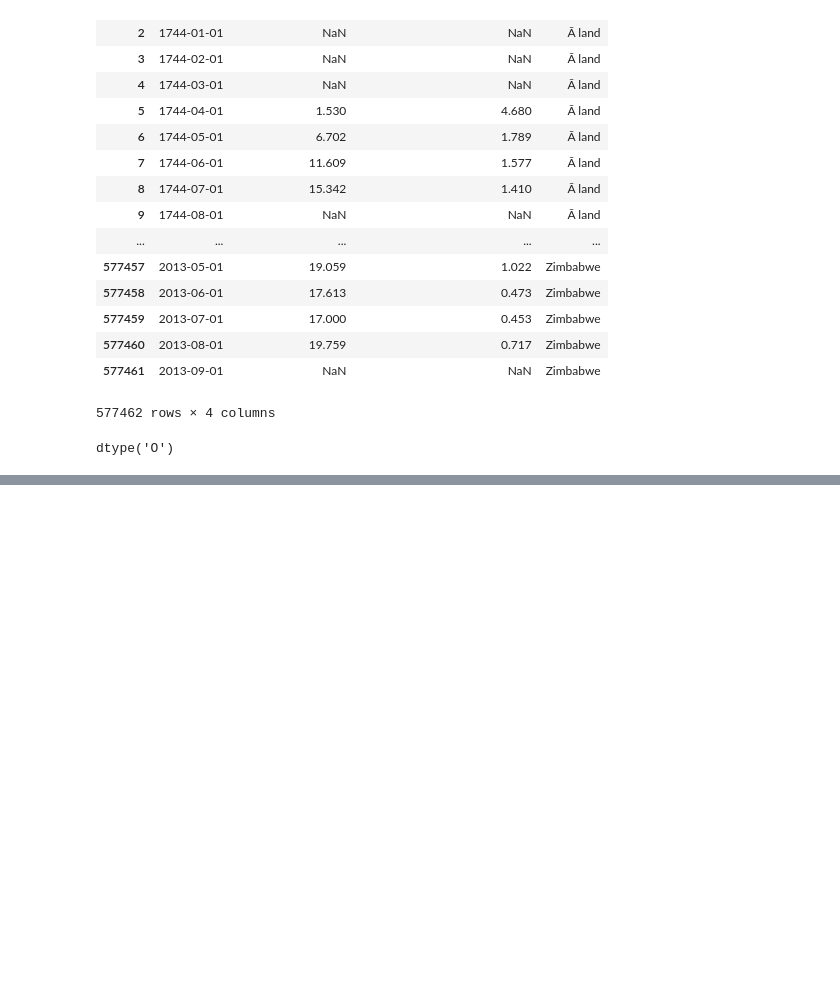
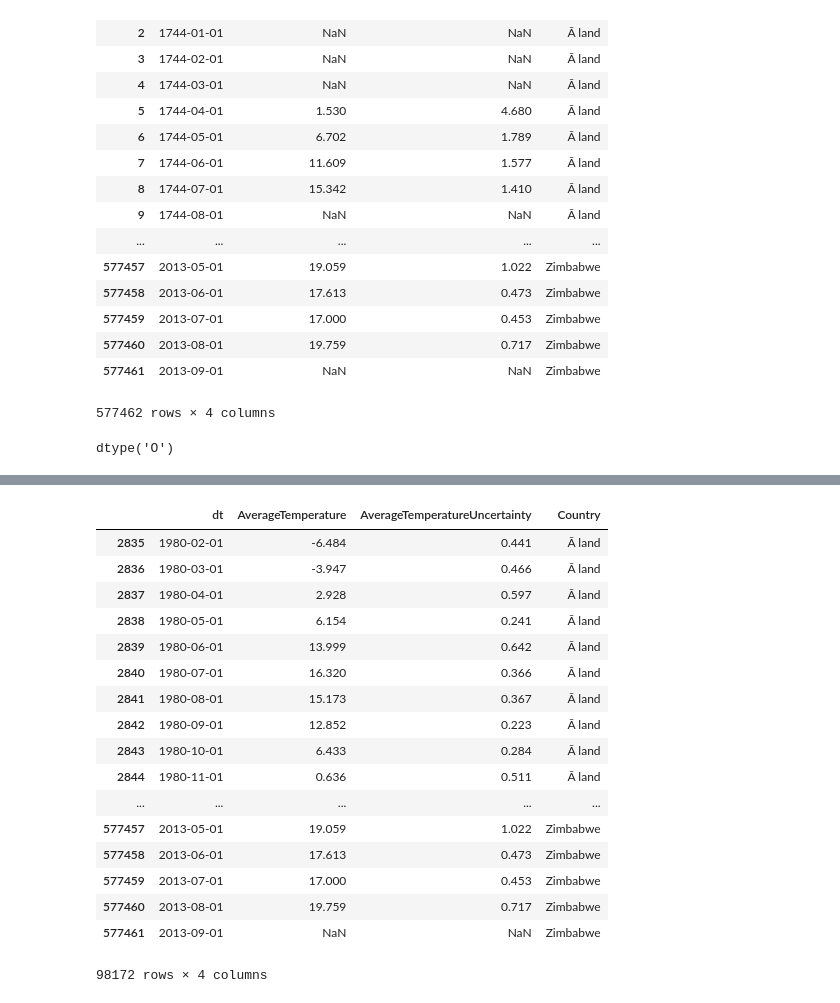
Before and after one commit to rohitshukla92/BigDataProject, a Jupyter notebook: Global_Surface_Temperature.ipynb, the cells around one changed output, grey strips where cells are left out. Cells and saved outputs as stored; diff of their text form; code cells hidden in the pictures; blank space fills up the shorter version.

```diff
--- a/Global_Surface_Temperature.ipynb
+++ b/Global_Surface_Temperature.ipynb
@@ -27,3 +27,6 @@ df
 df['dt'].dtype
 # %% [output]
 dtype('O')
+# %%
+df['dt'] = pd.to_datetime(df['dt'])
+df['dt']
@@ -29,0 +51,21 @@ dtype('O')
+# %%
+df[(df['dt'] > '1980-01-01')]
+# %% [output]
+|  | dt | AverageTemperature | AverageTemperatureUncertainty | Country |
+| 2835 | 1980-02-01 | -6.484 | 0.441 | Ã land |
+| 2836 | 1980-03-01 | -3.947 | 0.466 | Ã land |
+| 2837 | 1980-04-01 | 2.928 | 0.597 | Ã land |
+| 2838 | 1980-05-01 | 6.154 | 0.241 | Ã land |
+| 2839 | 1980-06-01 | 13.999 | 0.642 | Ã land |
+| 2840 | 1980-07-01 | 16.320 | 0.366 | Ã land |
+| 2841 | 1980-08-01 | 15.173 | 0.367 | Ã land |
+| 2842 | 1980-09-01 | 12.852 | 0.223 | Ã land |
+| 2843 | 1980-10-01 | 6.433 | 0.284 | Ã land |
+| 2844 | 1980-11-01 | 0.636 | 0.511 | Ã land |
+| ... | ... | ... | ... | ... |
+| 577457 | 2013-05-01 | 19.059 | 1.022 | Zimbabwe |
+| 577458 | 2013-06-01 | 17.613 | 0.473 | Zimbabwe |
+| 577459 | 2013-07-01 | 17.000 | 0.453 | Zimbabwe |
+| 577460 | 2013-08-01 | 19.759 | 0.717 | Zimbabwe |
+| 577461 | 2013-09-01 | NaN | NaN | Zimbabwe |
+98172 rows × 4 columns
```
Also changed, not shown: parts of 2 cells of this notebook.
